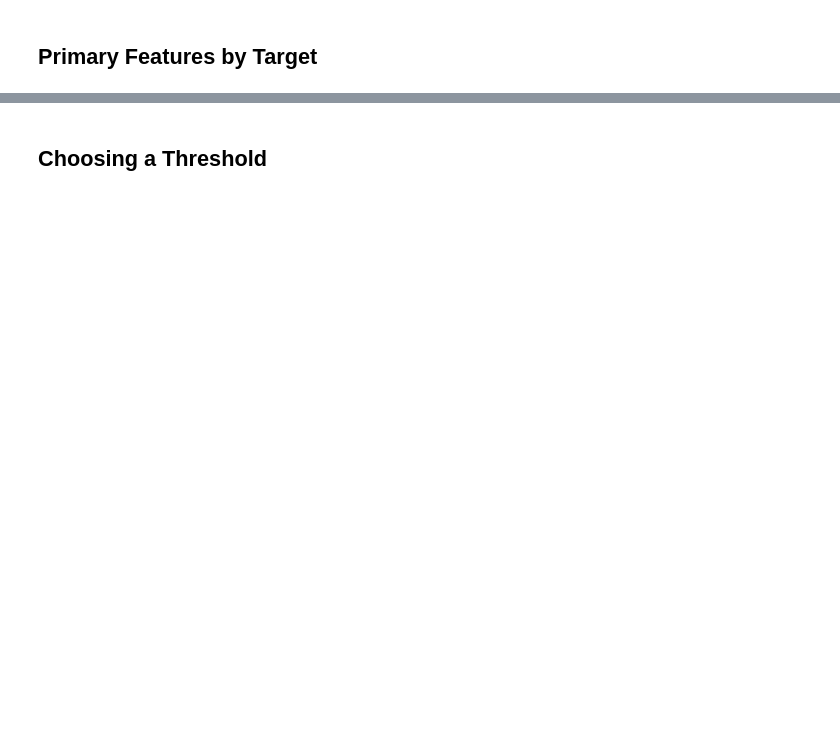
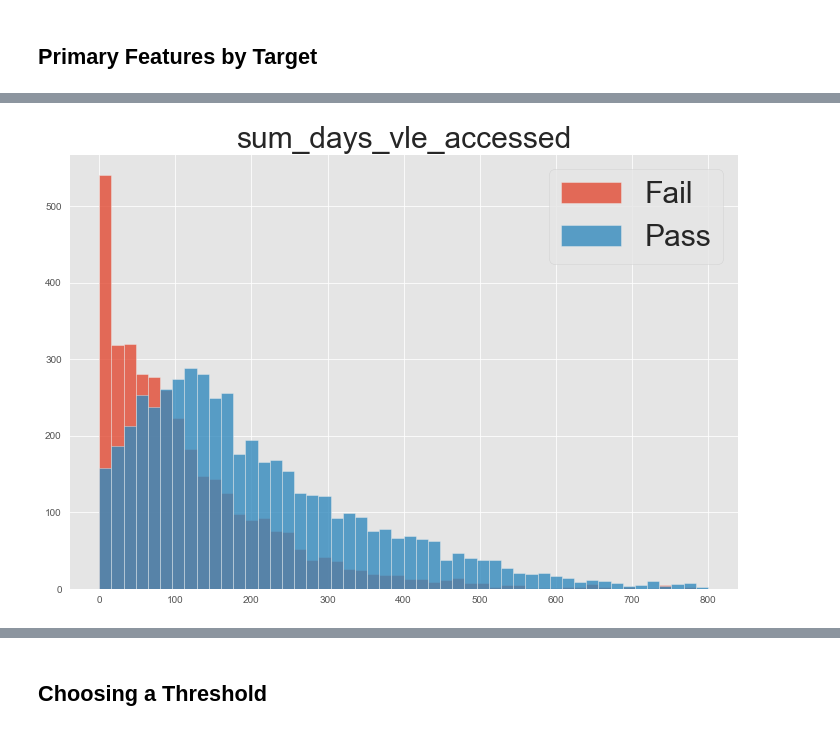
Before and after one commit to jeremymiller00/Predicting-Success-in-Online-Education, a Jupyter notebook: models/random_forest_completion_first_quarter.ipynb, the cells around one changed output, grey strips where cells are left out. Saved outputs shown, nothing was run; the diff lists cells and outputs as text; code cells hidden in the pictures; blank space fills up the shorter version.

```diff
--- a/models/random_forest_completion_first_quarter.ipynb
+++ b/models/random_forest_completion_first_quarter.ipynb
@@ -241,0 +226,4 @@ neg = np.where(y_test == False)
+# %%
+plot_target_hist('sum_days_vle_accessed', (0,800))
+# %% [output]
+[figure, added]
```
Also changed, not shown: parts of 14 cells of this notebook.
